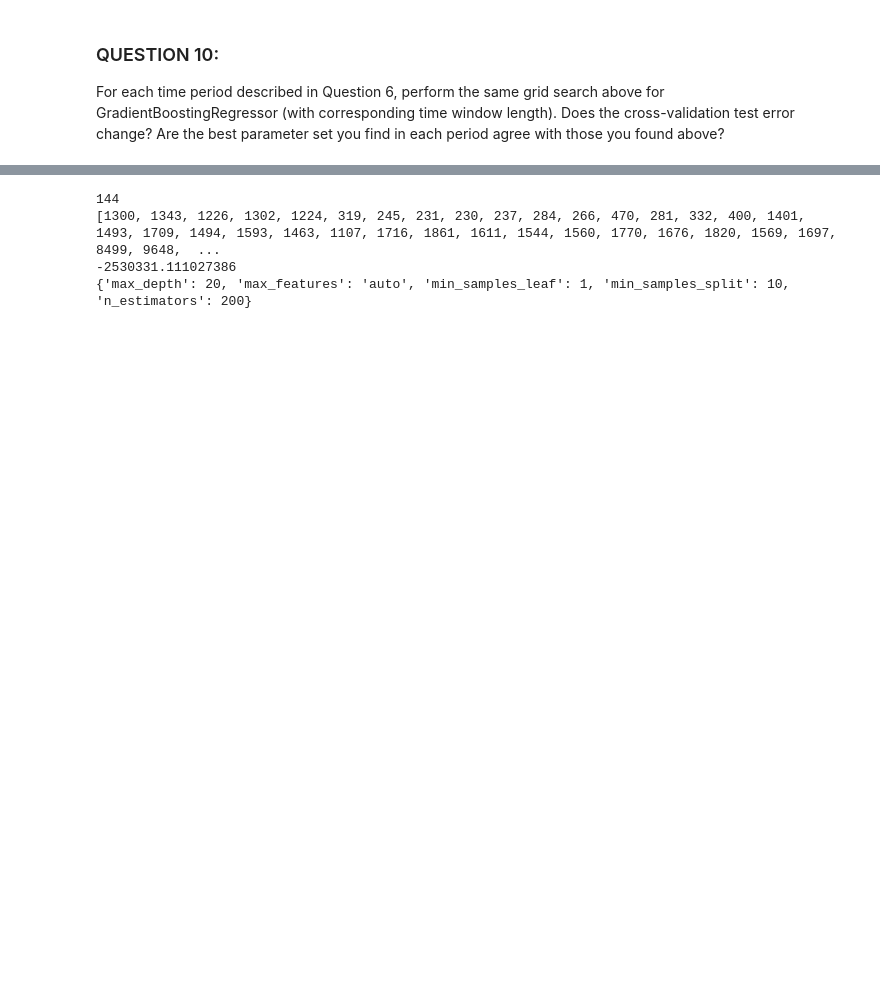
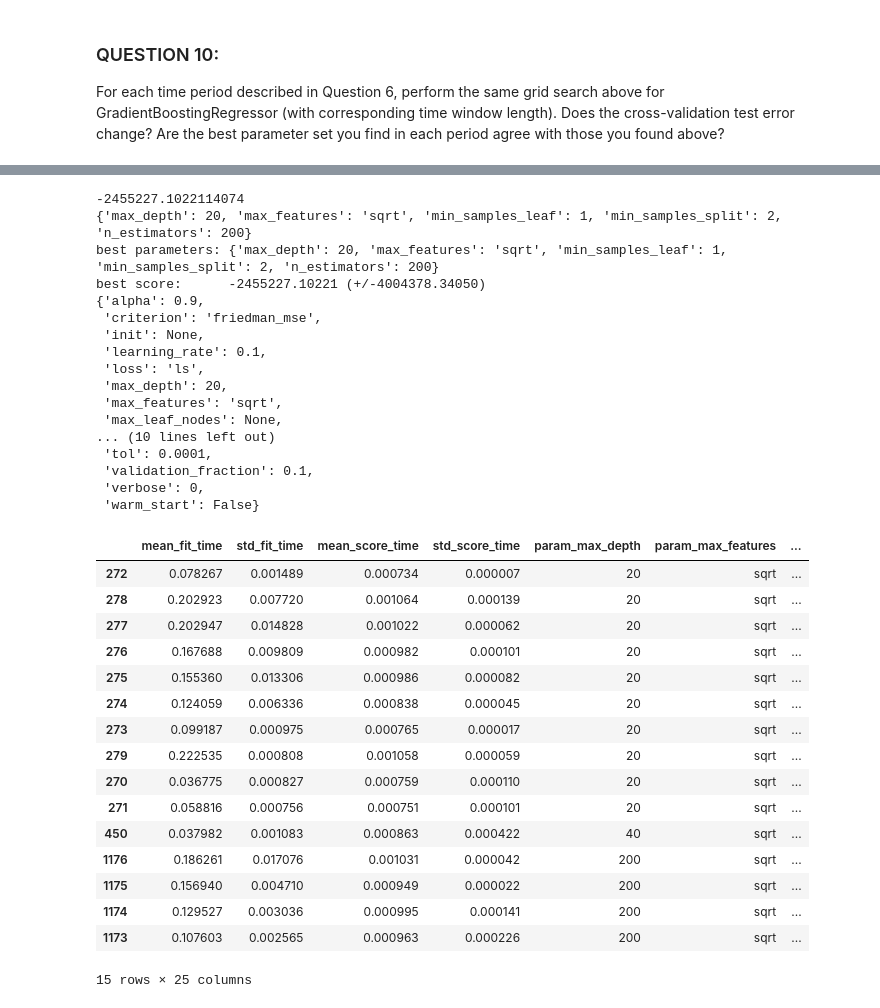
Before and after one commit to kehkashan22/ee219-project5, a Jupyter notebook: Q10.ipynb, the cells around one changed output, grey strips where cells are left out. Cells and saved outputs as stored; diff of their text form; code cells hidden in the pictures; blank space fills up the shorter version.

```diff
--- a/Q10.ipynb
+++ b/Q10.ipynb
@@ -198,40 +298,67 @@ print(tp2grid.best_params_)
 # %%
 # http://aplunket.com/random-forest-regressor/
 from sklearn.ensemble import GradientBoostingRegressor
 from sklearn.model_selection import GridSearchCV
 from sklearn.model_selection import KFold
 
-#tp1
-tp1_window_size = 3600 # 1 hour window size
-tp1_start_ts = tp1_window_size * math.floor(tagsToMinTs[tag]/(tp1_window_size*1.0))
-tp1_end_ts = 1422806400
-# features,labels = getFeatures(tp1_start_ts,tp1_end_ts,tp1_window_size)
-print(len(features))
-print(labels)
-# save_object(features, "q7_tp1_features_{}".format(tag))
-# save_object(labels, "q7_tp1_labels_{}".format(tag))
+max_ts = min(list(tagsToMaxTs.values()))
 
-features = load_object("q7_tp3_features")
-labels = load_object("q7_tp3_labels")
-
-
+#tp3
+tp3_window_size = 3600 # 1 hour window size
+tp3_start_ts = 1422849600
+tp3_end_ts = tp3_window_size * math.ceil(max_ts/(tp3_window_size*1.0))
+features,labels = getFeatures(tp3_start_ts,tp3_end_ts,tp3_window_size)
+save_object(features, "q10_tp3_features")
+save_object(labels, "q10_tp3_labels")
+print("Finished Building feature vectors for time period 3")
 
 param_grid = {
   'max_depth': [10, 20, 40, 60, 80, 100, 200, None],
   'max_features': ['auto', 'sqrt'],
   'min_samples_leaf': [1, 2, 4],
   'min_samples_split': [2, 5, 10],
   'n_estimators': [200, 400, 600, 800, 1000, 1200, 1400, 1600, 1800, 2000]
 }
 
 model = GradientBoostingRegressor(random_state=0)
 tp3grid = GridSearchCV(estimator=model, param_grid=param_grid, cv = KFold(5, shuffle=True), scoring='neg_mean_squared_error')
 tp3grid.fit(features, labels)
-
+save_object(tp3grid,"q10_tp3_grid")
 print(tp3grid.best_score_)
 print(tp3grid.best_params_)
+GridSearch_table_plot(tp3grid, negative=False)
 # %% [output]
-144
-[1300, 1343, 1226, 1302, 1224, 319, 245, 231, 230, 237, 284, 266, 470, 281, 332, 400, 1401, 1493, 1709, 1494, 1593, 1463, 1107, 1716, 1861, 1611, 1544, 1560, 1770, 1676, 1820, 1569, 1697, 8499, 9648,  ...
--2530331.111027386
-{'max_depth': 20, 'max_features': 'auto', 'min_samples_leaf': 1, 'min_samples_split': 10, 'n_estimators': 200}
+-2455227.1022114074
+{'max_depth': 20, 'max_features': 'sqrt', 'min_samples_leaf': 1, 'min_samples_split': 2, 'n_estimators': 200}
+best parameters: {'max_depth': 20, 'max_features': 'sqrt', 'min_samples_leaf': 1, 'min_samples_split': 2, 'n_estimators': 200}
+best score:      -2455227.10221 (+/-4004378.34050)
+{'alpha': 0.9,
+ 'criterion': 'friedman_mse',
+ 'init': None,
+ 'learning_rate': 0.1,
+ 'loss': 'ls',
+ 'max_depth': 20,
+ 'max_features': 'sqrt',
+ 'max_leaf_nodes': None,
+... (10 lines left out)
+ 'tol': 0.0001,
+ 'validation_fraction': 0.1,
+ 'verbose': 0,
+ 'warm_start': False}
+|  | mean_fit_time | std_fit_time | mean_score_time | std_score_time | param_max_depth | param_max_features | ... |
+| 272 | 0.078267 | 0.001489 | 0.000734 | 0.000007 | 20 | sqrt | ... |
+| 278 | 0.202923 | 0.007720 | 0.001064 | 0.000139 | 20 | sqrt | ... |
+| 277 | 0.202947 | 0.014828 | 0.001022 | 0.000062 | 20 | sqrt | ... |
+| 276 | 0.167688 | 0.009809 | 0.000982 | 0.000101 | 20 | sqrt | ... |
+| 275 | 0.155360 | 0.013306 | 0.000986 | 0.000082 | 20 | sqrt | ... |
+| 274 | 0.124059 | 0.006336 | 0.000838 | 0.000045 | 20 | sqrt | ... |
+| 273 | 0.099187 | 0.000975 | 0.000765 | 0.000017 | 20 | sqrt | ... |
+| 279 | 0.222535 | 0.000808 | 0.001058 | 0.000059 | 20 | sqrt | ... |
+| 270 | 0.036775 | 0.000827 | 0.000759 | 0.000110 | 20 | sqrt | ... |
+| 271 | 0.058816 | 0.000756 | 0.000751 | 0.000101 | 20 | sqrt | ... |
+| 450 | 0.037982 | 0.001083 | 0.000863 | 0.000422 | 40 | sqrt | ... |
+| 1176 | 0.186261 | 0.017076 | 0.001031 | 0.000042 | 200 | sqrt | ... |
+| 1175 | 0.156940 | 0.004710 | 0.000949 | 0.000022 | 200 | sqrt | ... |
+| 1174 | 0.129527 | 0.003036 | 0.000995 | 0.000141 | 200 | sqrt | ... |
+| 1173 | 0.107603 | 0.002565 | 0.000963 | 0.000226 | 200 | sqrt | ... |
+15 rows × 25 columns
```
Also changed, not shown: parts of 4 cells of this notebook.
